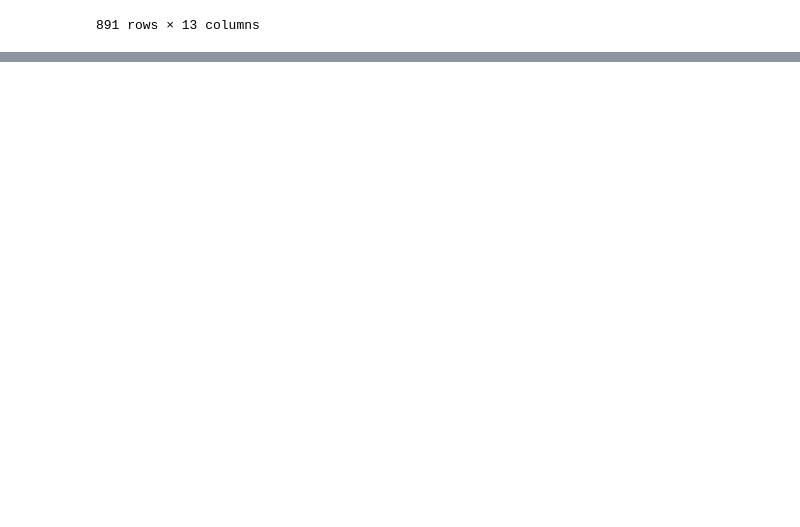
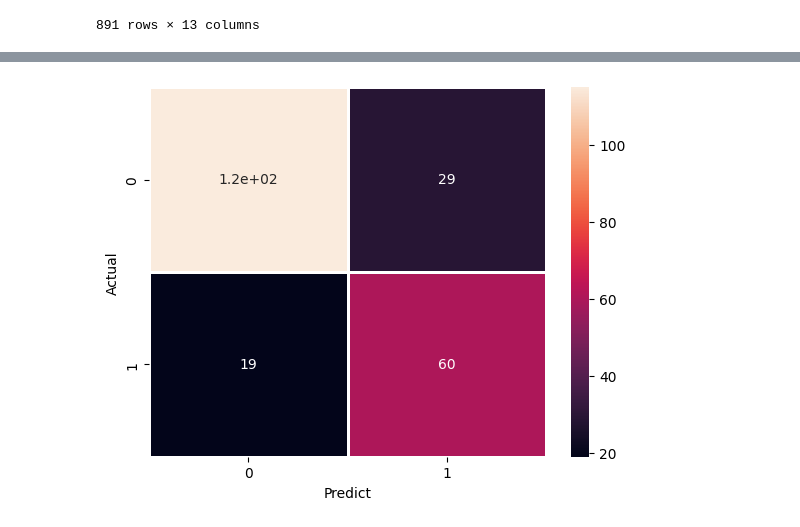
Before and after one commit to AumJi/Saig-KMTIL, a Jupyter notebook: DAY1/Workshop_SaigTraining2024_Titanic.ipynb, the cells around one changed output, grey strips where cells are left out. Saved outputs shown, nothing was run; the diff lists cells and outputs as text; code cells hidden in the pictures; blank space fills up the shorter version.

Commit message:
feat: add training model part

```diff
--- a/DAY1/Workshop_SaigTraining2024_Titanic.ipynb
+++ b/DAY1/Workshop_SaigTraining2024_Titanic.ipynb
@@ -154,0 +167,9 @@ train_data
+# %%
+x_train, x_test, y_train, y_test = train_test_split(df,train_data['Survived'],test_size=0.25,random_state=42)
+# %%
+#DecisionTree
+from sklearn.tree import DecisionTreeClassifier
+DT = DecisionTreeClassifier()
+DT.fit(x_train, y_train)
+acc=DT.score(x_test, y_test)
+print(f"Acc: {acc:.4f}")
@@ -154,0 +178,7 @@ train_data
+# %%
+#RandomForest
+from sklearn.ensemble import RandomForestClassifier
+RF = RandomForestClassifier()
+RF.fit(x_train, y_train)
+acc=RF.score(x_test, y_test)
+print(f"Acc: {acc:.4f}")
@@ -154,0 +211,5 @@ train_data
+# %%
+%%time
+y_pred = RF.predict(x_test)
+from sklearn.metrics import classification_report,confusion_matrix
+print(classification_report(y_test,y_pred))
@@ -154,0 +228,11 @@ train_data
+# %%
+# เอ๋อ
+import seaborn as sns
+import matplotlib.pyplot as plt
+cm = confusion_matrix(y_pred, y_test)
+sns.heatmap(cm, annot=True, linewidths=1,)
+plt.ylabel("Actual")
+plt.xlabel("Predict")
+plt.show()
+# %% [output]
+[figure, added]
```
Also changed, not shown: parts of 13 cells of this notebook.
